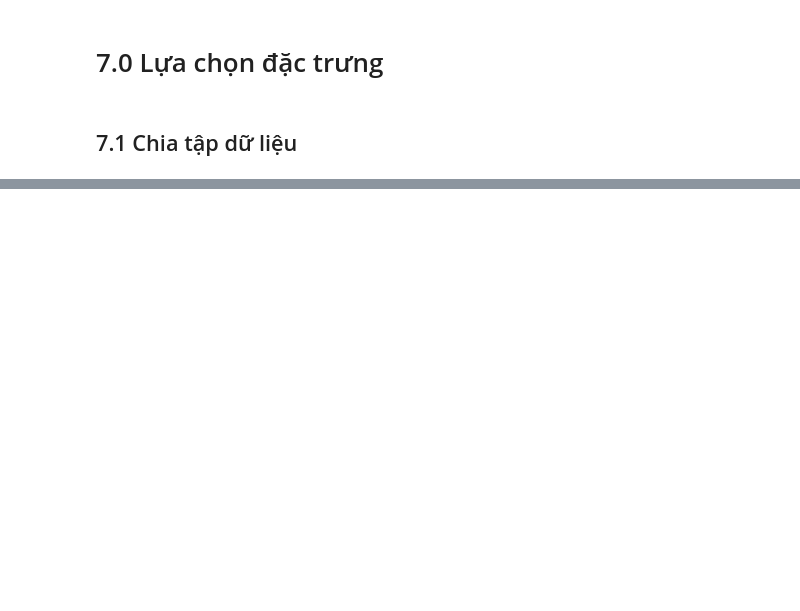
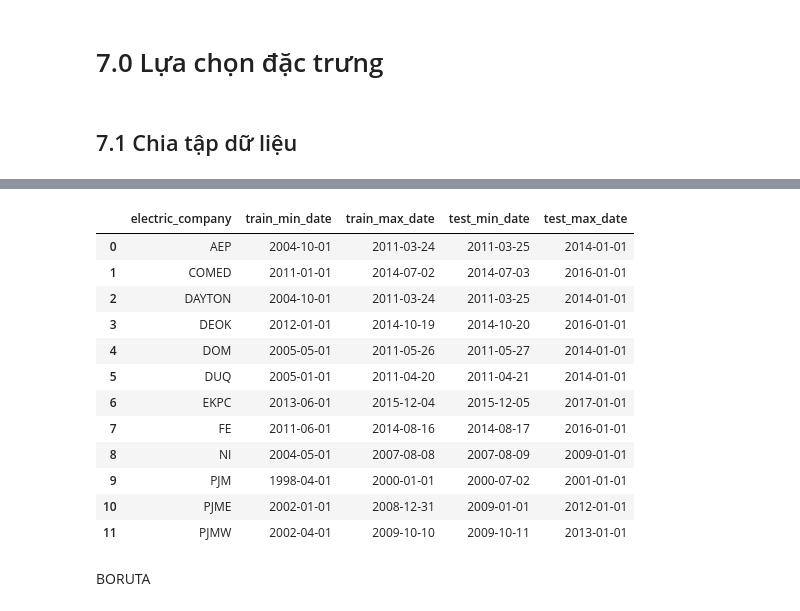
Before and after one commit to tranchienthang30/BTL_DataScience, a Jupyter notebook: Energy_Consumption.ipynb, the cells around one changed output, grey strips where cells are left out. Saved outputs shown, nothing was run; the diff lists cells and outputs as text; code cells hidden in the pictures; blank space fills up the shorter version.

Commit message:
boruta

```diff
--- a/Energy_Consumption.ipynb
+++ b/Energy_Consumption.ipynb
@@ -1043,0 +974,63 @@ df6 = df5.copy()
+# %%
+# Đảm bảo cột 'date' là kiểu datetime
+df6['date'] = pd.to_datetime(df6['date'])
+
+# Danh sách lưu dữ liệu train/test của từng công ty
+train_list = []
+test_list = []
+train_test_info = []
+
+# Lặp qua từng công ty để chia theo tỷ lệ 70/30
+for company in df6['electric_company'].unique():
+    company_data = df6[df6['electric_company'] == company].sort_values('date')
+    min_date = company_data['date'].min()
+    max_date = company_data['date'].max()
+
+    # Tính mốc chia 70% thời gian
+    split_date = min_date + (max_date - min_date) * 0.7
+
+    # Chia train/test
+    train_data = company_data[company_data['date'] < split_date]
+    test_data  = company_data[company_data['date'] >= split_date]
+
+    # Gộp dữ liệu
+    train_list.append(train_data)
+    test_list.append(test_data)
+
+    # Lưu thông tin để kiểm tra lại
+    train_test_info.append([
+        company,
+        train_data['date'].min(), train_data['date'].max(),
+        test_data['date'].min(), test_data['date'].max()
+    ])
+
+# Gộp tất cả công ty lại thành tập train/test tổng
+X_train = pd.concat(train_list)
+X_test = pd.concat(test_list)
+
+# Biến mục tiêu
+y_train = X_train['mw_energy_consumption']
+y_test = X_test['mw_energy_consumption']
+
+# Bảng kiểm tra min/max date mỗi tập
+tt = pd.DataFrame(
+    columns=['electric_company', 'train_min_date', 'train_max_date', 'test_min_date', 'test_max_date'],
+    data=train_test_info
+)
+
+# Hiển thị bảng kết quả
+tt
+# %% [output]
+|  | electric_company | train_min_date | train_max_date | test_min_date | test_max_date |
+| 0 | AEP | 2004-10-01 | 2011-03-24 | 2011-03-25 | 2014-01-01 |
+| 1 | COMED | 2011-01-01 | 2014-07-02 | 2014-07-03 | 2016-01-01 |
+| 2 | DAYTON | 2004-10-01 | 2011-03-24 | 2011-03-25 | 2014-01-01 |
+| 3 | DEOK | 2012-01-01 | 2014-10-19 | 2014-10-20 | 2016-01-01 |
+| 4 | DOM | 2005-05-01 | 2011-05-26 | 2011-05-27 | 2014-01-01 |
+| 5 | DUQ | 2005-01-01 | 2011-04-20 | 2011-04-21 | 2014-01-01 |
+| 6 | EKPC | 2013-06-01 | 2015-12-04 | 2015-12-05 | 2017-01-01 |
+| 7 | FE | 2011-06-01 | 2014-08-16 | 2014-08-17 | 2016-01-01 |
+| 8 | NI | 2004-05-01 | 2007-08-08 | 2007-08-09 | 2009-01-01 |
+| 9 | PJM | 1998-04-01 | 2000-01-01 | 2000-07-02 | 2001-01-01 |
+| 10 | PJME | 2002-01-01 | 2008-12-31 | 2009-01-01 | 2012-01-01 |
+| 11 | PJMW | 2002-04-01 | 2009-10-10 | 2009-10-11 | 2013-01-01 |
@@ -1043,0 +1045,2 @@ df6 = df5.copy()
+# %% [markdown]
+BORUTA
```
Also changed, not shown: parts of 28 cells of this notebook.
